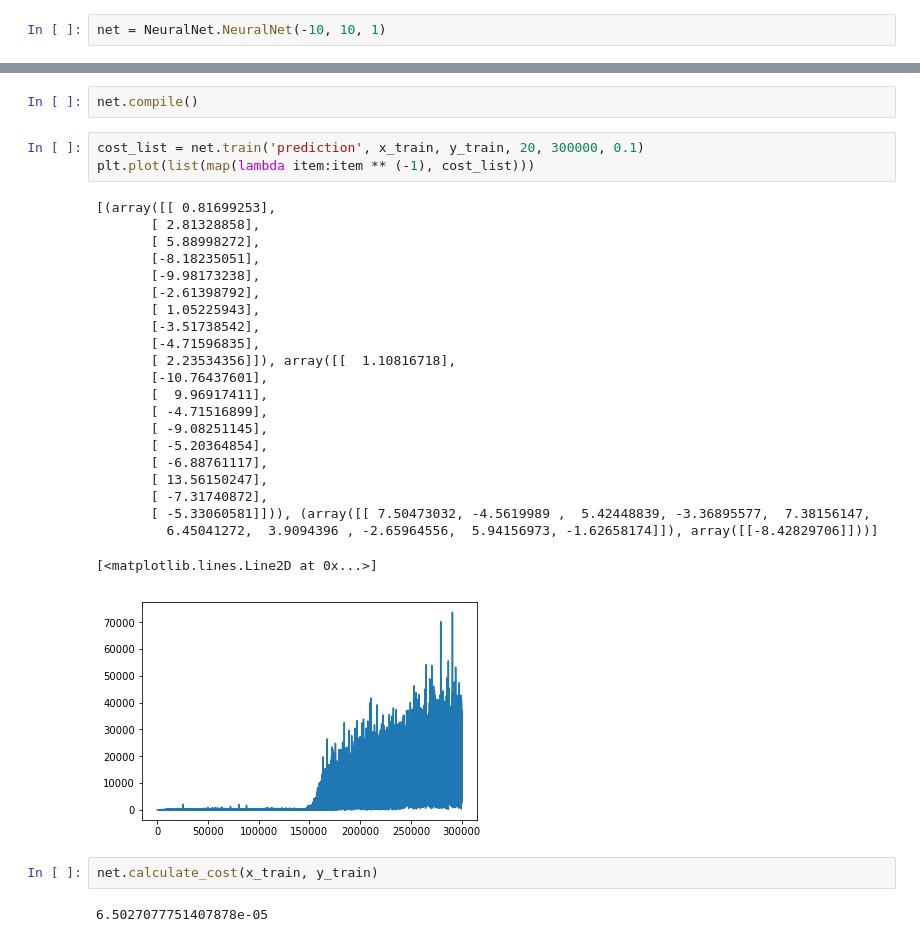
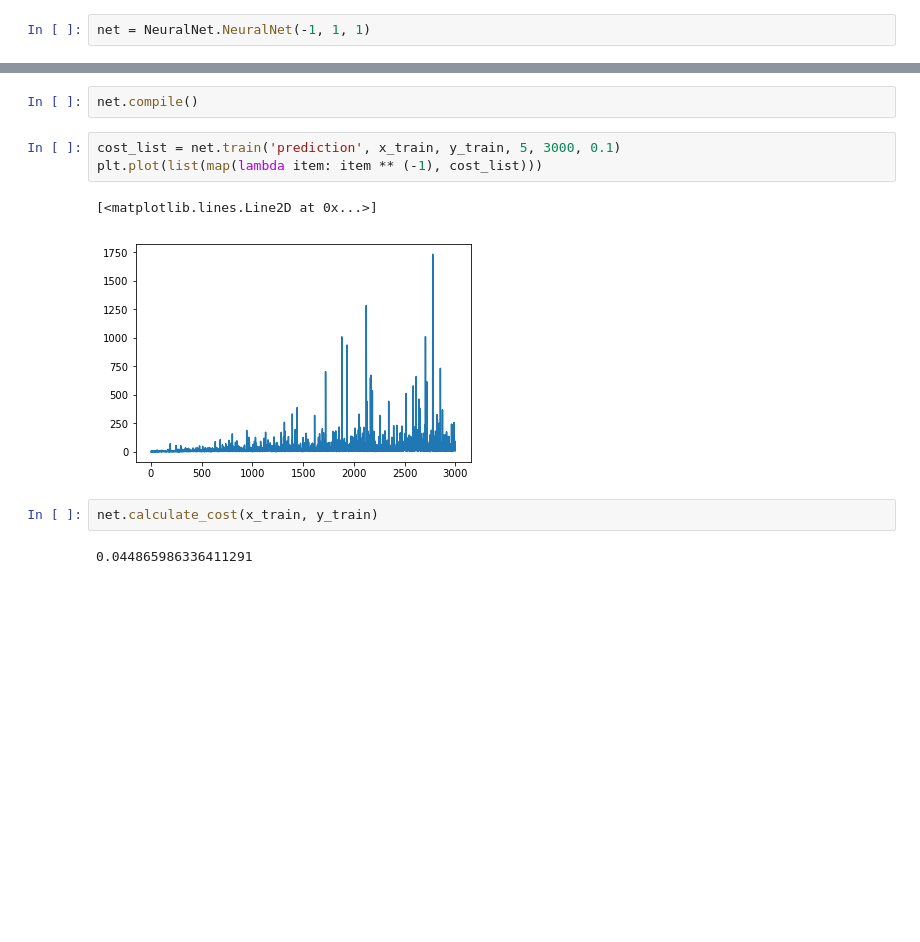
Before and after one commit to aeDeaf/SuperNeuralNetLib, a Jupyter notebook: SinPrediction.ipynb, the cells around one changed output, grey strips where cells are left out. Drawn from its saved outputs; the diff is of its cells as text; blank space fills up the shorter version.

```diff
--- a/SinPrediction.ipynb
+++ b/SinPrediction.ipynb
@@ -17,42 +17,22 @@ plt.plot(x_train[0], y_train[0], 'x', color='red')
 [<matplotlib.lines.Line2D at 0x...>]
 [figure]
 # %%
-net = NeuralNet.NeuralNet(-10, 10, 1)
+net = NeuralNet.NeuralNet(-1, 1, 1)
 # %%
 net.add_input_layer(1)
 net.add(10, tf.sigmoid)
 # %%
 net.compile()
 # %%
-cost_list = net.train('prediction', x_train, y_train, 20, 300000, 0.1)
-plt.plot(list(map(lambda item:item ** (-1), cost_list)))
+cost_list = net.train('prediction', x_train, y_train, 5, 3000, 0.1)
+plt.plot(list(map(lambda item: item ** (-1), cost_list)))
 # %% [output]
-[(array([[ 0.81699253],
-       [ 2.81328858],
-       [ 5.88998272],
-       [-8.18235051],
-       [-9.98173238],
-       [-2.61398792],
-       [ 1.05225943],
-       [-3.51738542],
-       [-4.71596835],
-       [ 2.23534356]]), array([[  1.10816718],
-       [-10.76437601],
-       [  9.96917411],
-       [ -4.71516899],
-       [ -9.08251145],
-       [ -5.20364854],
-       [ -6.88761117],
-       [ 13.56150247],
-       [ -7.31740872],
-       [ -5.33060581]])), (array([[ 7.50473032, -4.5619989 ,  5.42448839, -3.36895577,  7.38156147,
-         6.45041272,  3.9094396 , -2.65964556,  5.94156973, -1.62658174]]), array([[-8.42829706]]))]
+[<matplotlib.lines.Line2D at 0x...>]
-[<matplotlib.lines.Line2D at 0x...>]
-[figure, old version]
+[figure, new version]
 # %%
 net.calculate_cost(x_train, y_train)
 # %% [output]
-6.5027077751407878e-05
+0.044865986336411291
 # %%
 y_pred = net.run(x_cv)
 plt.plot(x_train[0], y_train[0], 'x', color='red')
```
Also changed, not shown: parts of 5 cells of this notebook, 2 other files.
